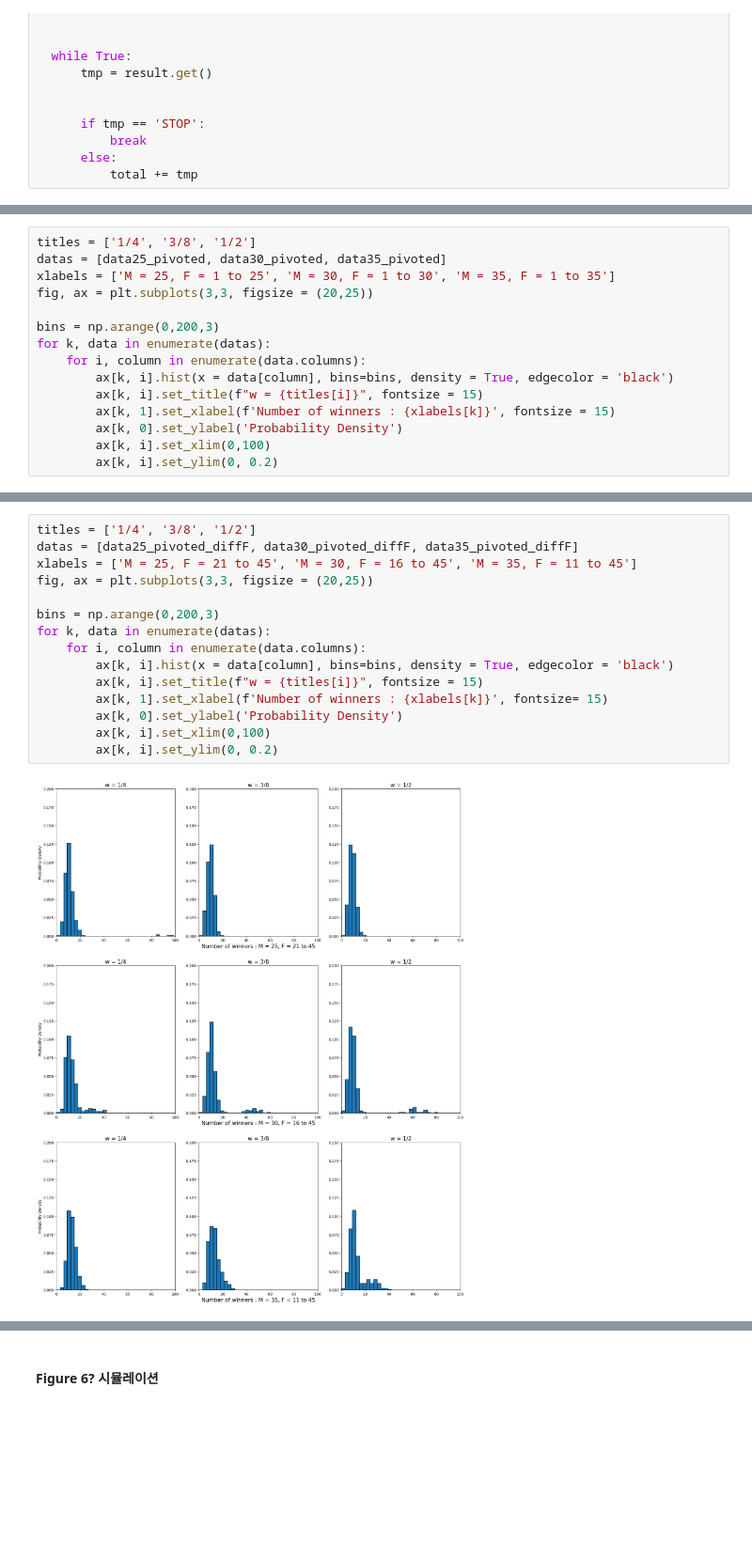
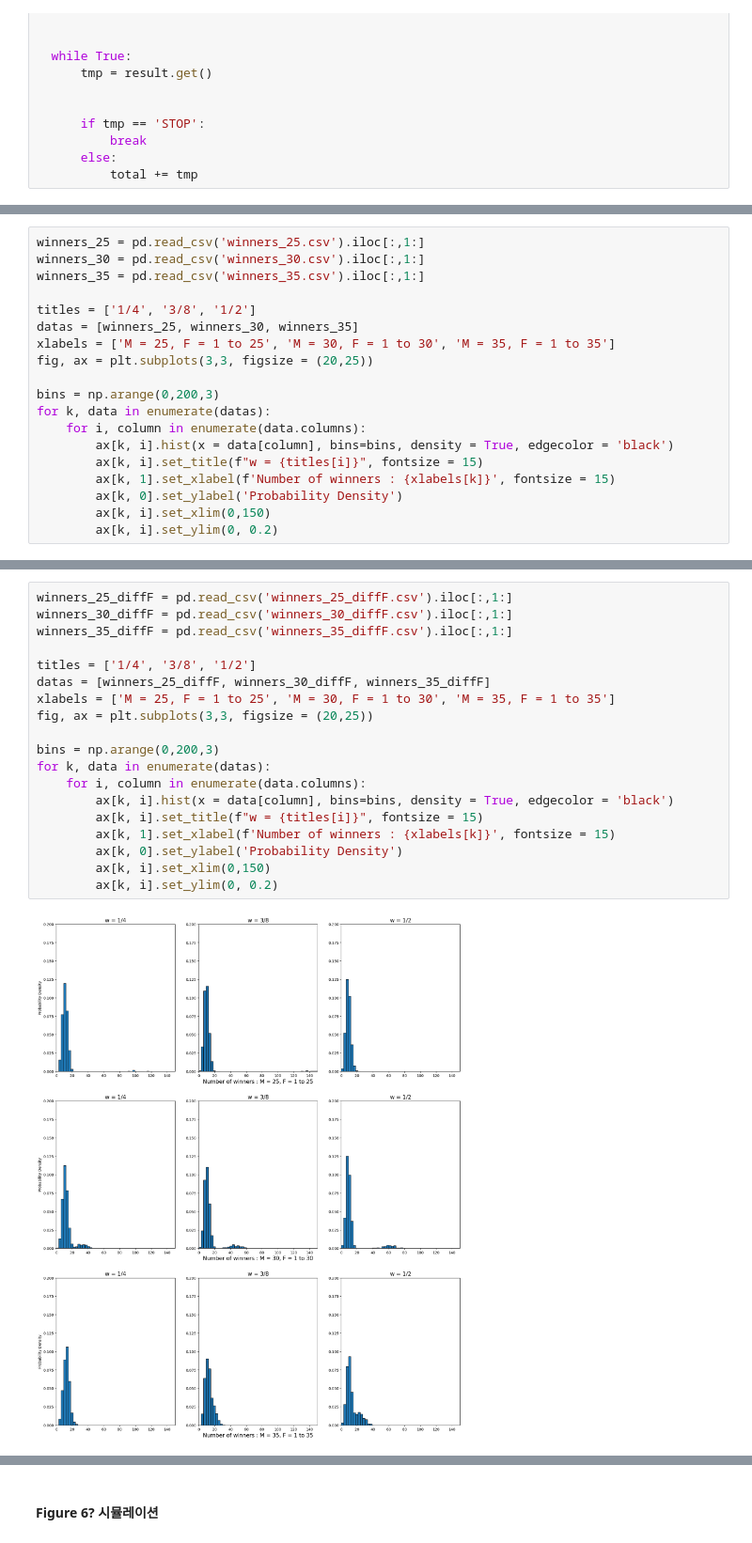
Before and after one commit to woozins/lottery, a Jupyter notebook: lottery_distribute/lottery_secret_code.ipynb, the cells around one changed output, grey strips where cells are left out. Shown: that part at 94% size. Cells and saved outputs as stored; diff of their text form; blank space fills up the shorter version.

```diff
--- a/lottery_distribute/lottery_secret_code.ipynb
+++ b/lottery_distribute/lottery_secret_code.ipynb
@@ -321,6 +278,10 @@ data35_pivoted.iloc[:,0].count()
 # %%
+winners_25 = pd.read_csv('winners_25.csv').iloc[:,1:]
+winners_30 = pd.read_csv('winners_30.csv').iloc[:,1:]
+winners_35 = pd.read_csv('winners_35.csv').iloc[:,1:]
+
 titles = ['1/4', '3/8', '1/2']
-datas = [data25_pivoted, data30_pivoted, data35_pivoted]
+datas = [winners_25, winners_30, winners_35]
 xlabels = ['M = 25, F = 1 to 25', 'M = 30, F = 1 to 30', 'M = 35, F = 1 to 35']
 fig, ax = plt.subplots(3,3, figsize = (20,25))
 
@@ -331,6 +292,6 @@ for k, data in enumerate(datas):
         ax[k, i].set_title(f"w = {titles[i]}", fontsize = 15)
         ax[k, 1].set_xlabel(f'Number of winners : {xlabels[k]}', fontsize = 15)
         ax[k, 0].set_ylabel('Probability Density')
-        ax[k, i].set_xlim(0,100)
+        ax[k, i].set_xlim(0,150)
         ax[k, i].set_ylim(0, 0.2)
 # %% [output]
@@ -394,17 +322,21 @@ data25_pivoted_diffF = pd.pivot(data = data25_diffF, index = 'd', columns='weigh
 # %%
+winners_25_diffF = pd.read_csv('winners_25_diffF.csv').iloc[:,1:]
+winners_30_diffF = pd.read_csv('winners_30_diffF.csv').iloc[:,1:]
+winners_35_diffF = pd.read_csv('winners_35_diffF.csv').iloc[:,1:]
+
 titles = ['1/4', '3/8', '1/2']
-datas = [data25_pivoted_diffF, data30_pivoted_diffF, data35_pivoted_diffF]
-xlabels = ['M = 25, F = 21 to 45', 'M = 30, F = 16 to 45', 'M = 35, F = 11 to 45']
+datas = [winners_25_diffF, winners_30_diffF, winners_35_diffF]
+xlabels = ['M = 25, F = 1 to 25', 'M = 30, F = 1 to 30', 'M = 35, F = 1 to 35']
 fig, ax = plt.subplots(3,3, figsize = (20,25))
 
 bins = np.arange(0,200,3)
 for k, data in enumerate(datas):
     for i, column in enumerate(data.columns):
         ax[k, i].hist(x = data[column], bins=bins, density = True, edgecolor = 'black')
         ax[k, i].set_title(f"w = {titles[i]}", fontsize = 15)
-        ax[k, 1].set_xlabel(f'Number of winners : {xlabels[k]}', fontsize= 15)
+        ax[k, 1].set_xlabel(f'Number of winners : {xlabels[k]}', fontsize = 15)
         ax[k, 0].set_ylabel('Probability Density')
-        ax[k, i].set_xlim(0,100)
+        ax[k, i].set_xlim(0,150)
         ax[k, i].set_ylim(0, 0.2)
 # %% [output]
-[figure, old version]
+[figure, new version]
```
Also changed, not shown: parts of 17 cells of this notebook, 12 other files.
